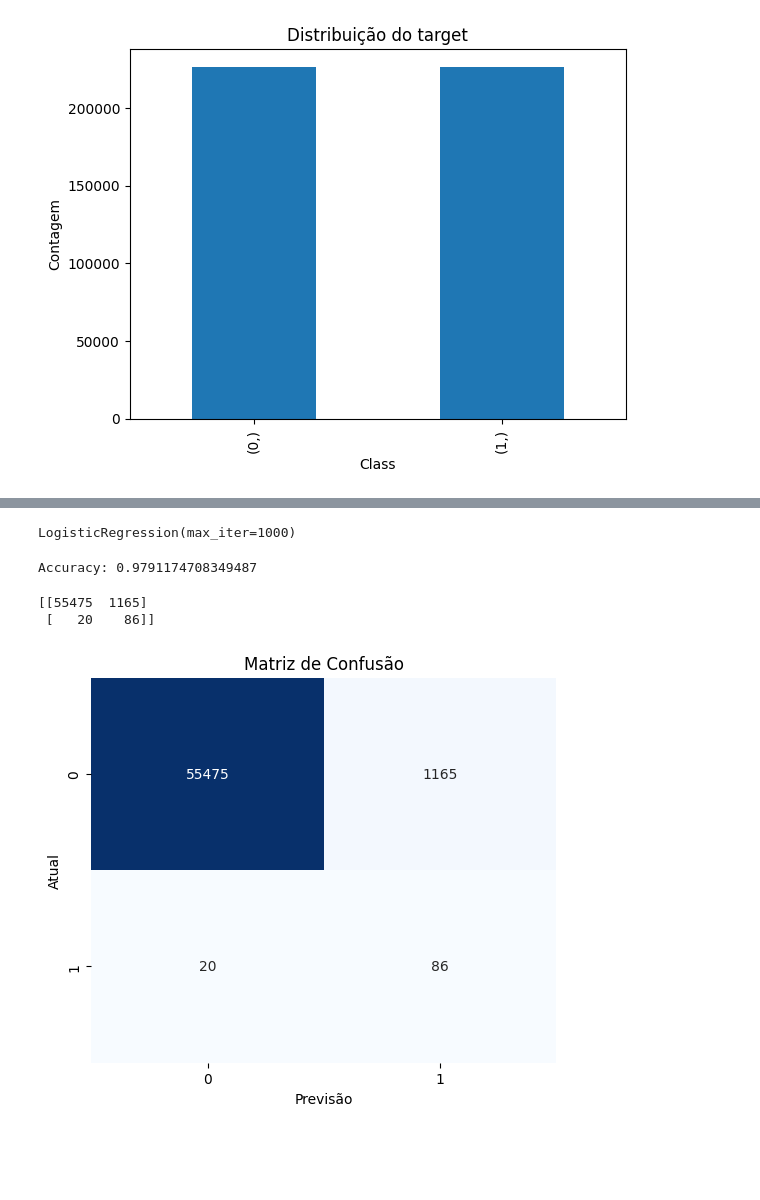
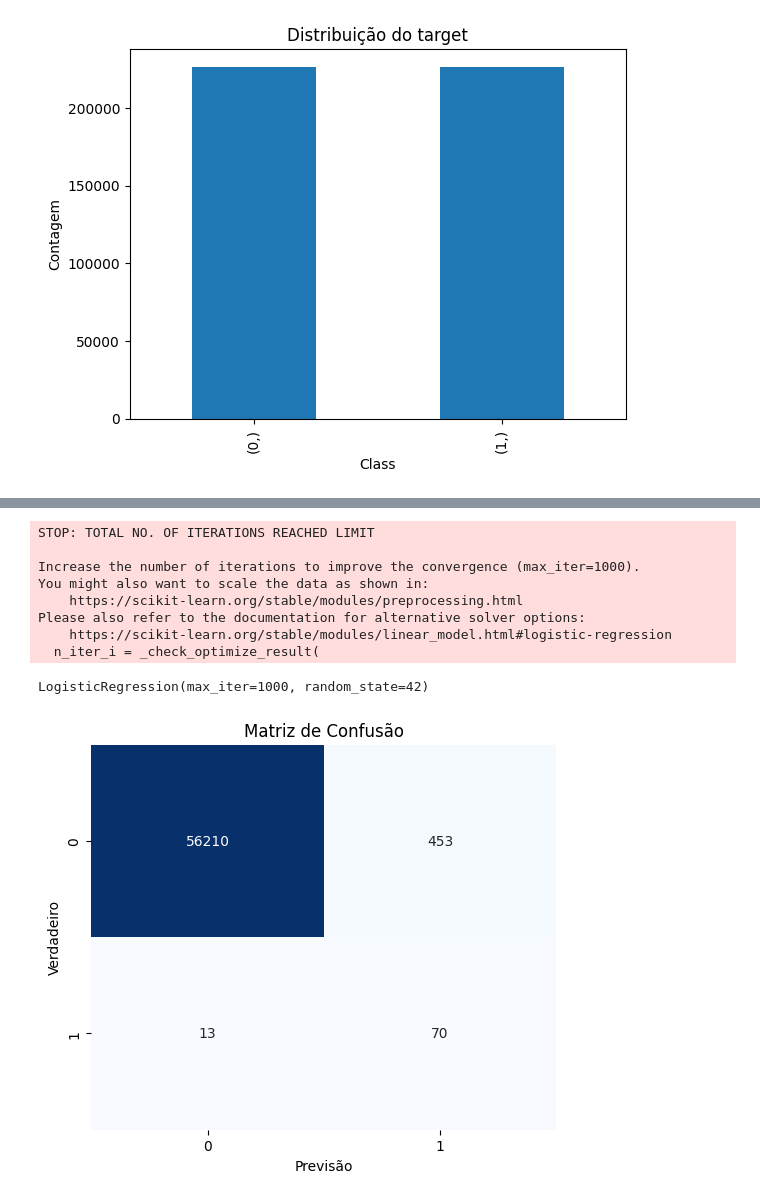
Before and after one commit to nicolepetrica/credit-card-fraud, a Jupyter notebook: notebooks/regressao_logistica.ipynb, the cells around one changed output, grey strips where cells are left out. Cells and saved outputs as stored; diff of their text form; code cells hidden in the pictures; blank space fills up the shorter version.

Commit message:
update analise_dados and regressao_logistica notebooks

```diff
--- a/notebooks/regressao_logistica.ipynb
+++ b/notebooks/regressao_logistica.ipynb
@@ -89,28 +122,36 @@ Text(0.5, 0, 'Class')
 # %%
-model = LogisticRegression(max_iter=1000, solver='lbfgs')
+log_reg_sm = LogisticRegression(max_iter=1000, random_state=42)
 # %%
-model.fit(X_res, y_res)
+log_reg_sm.fit(X_train_sm, y_train_sm)
 # %% [output]
-LogisticRegression(max_iter=1000)
+STOP: TOTAL NO. OF ITERATIONS REACHED LIMIT
+
+Increase the number of iterations to improve the convergence (max_iter=1000).
+You might also want to scale the data as shown in:
+    https://scikit-learn.org/stable/modules/preprocessing.html
+Please also refer to the documentation for alternative solver options:
+    https://scikit-learn.org/stable/modules/linear_model.html#logistic-regression
+  n_iter_i = _check_optimize_result(
+LogisticRegression(max_iter=1000, random_state=42)
 # %%
-y_pred = model.predict(X_test_preproc)
+y_pred_sm = log_reg_sm.predict(X_test)
 # %%
-print('Acurácia:', accuracy_score(y_test, y_pred))
+results_smote = {
+    "Modelo": "SMOTE",
+    "ROC-AUC": roc_auc_score(y_test, log_reg_sm.predict_proba(X_test)[:,1]),
+    "PR-AUC": average_precision_score(y_test, log_reg_sm.predict_proba(X_test)[:,1]),
+    "Precision": classification_report(y_test, y_pred_sm, output_dict=True)["1"]["precision"],
+    "Recall": classification_report(y_test, y_pred_sm, output_dict=True)["1"]["recall"],
+    "F1": classification_report(y_test, y_pred_sm, output_dict=True)["1"]["f1-score"],
+}
-# %% [output]
-Accuracy: 0.9791174708349487
 # %%
-cm = confusion_matrix(y_test, y_pred)
+cm_smote = confusion_matrix(y_test, y_pred_sm)
-# %%
-print(cm)
-# %% [output]
-[[55475  1165]
- [   20    86]]
 # %%
 plt.figure(figsize=(6,5))
-sns.heatmap(cm, annot=True, fmt='d', cmap='Blues', cbar=False)
+sns.heatmap(cm_smote, annot=True, fmt='d', cmap='Blues', cbar=False)
 plt.xlabel('Previsão')
-plt.ylabel('Atual')
+plt.ylabel('Verdadeiro')
 plt.title('Matriz de Confusão')
 plt.show()
 # %% [output]
-[figure, old version]
+[figure, new version]
```
Also changed, not shown: parts of 28 cells of this notebook, 2 other files.
